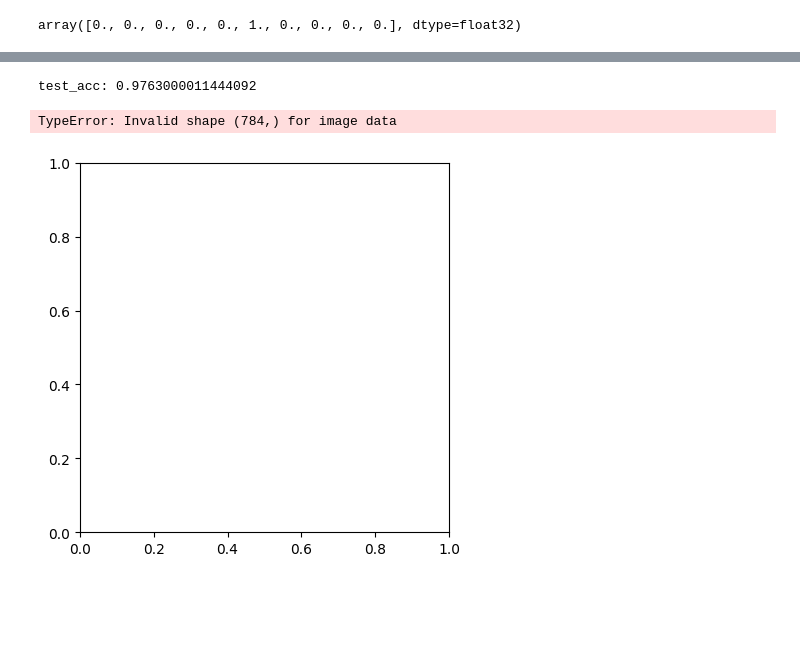
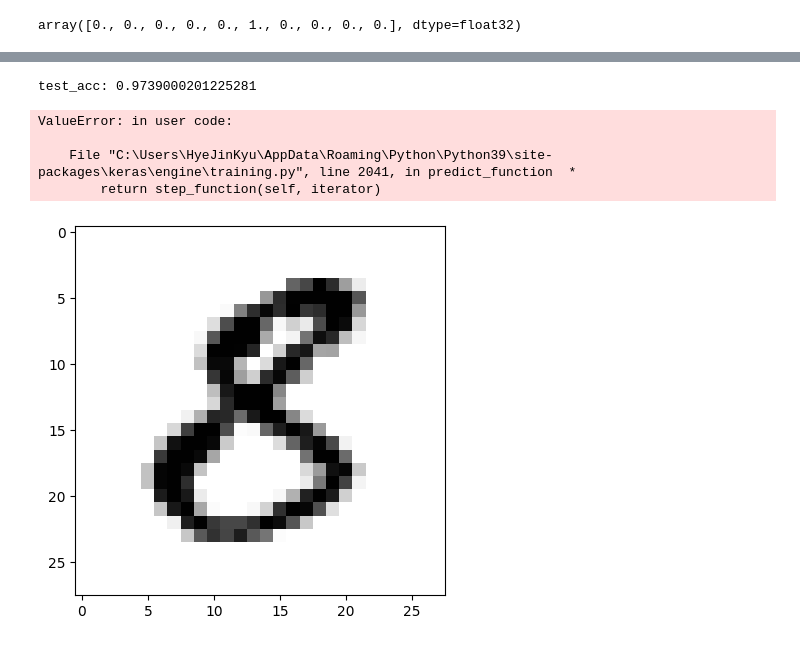
Before and after one commit to jinkyu-ju/DeepLearning, a Jupyter notebook: 2.1_exercise.ipynb, the cells around one changed output, grey strips where cells are left out. Drawn from its saved outputs; the diff is of its cells as text; code cells hidden in the pictures; blank space fills up the shorter version.

```diff
--- a/2.1_exercise.ipynb
+++ b/2.1_exercise.ipynb
@@ -422,6 +438,7 @@ network = models.Sequential()
 
 # model -> dense -> compile -> fit -> evaluate -> predict
 
-network.add(layers.Dense(512, activation='tanh', input_shape=(28 * 28,)))
-network.add(layers.Dense(128, activation='sigmoid'))
+network.add(layers.Dense(512, activation='relu', input_shape=(28 * 28,)))
+network.add(layers.Dense(256, activation='relu'))
+network.add(layers.Dense(128, activation='elu'))
 network.add(layers.Dense(10, activation='softmax')) #하려는게 0~10의 분류문제이므로 10으로 지정 확률로하는 softmax => 분류문제는 클래스 갯수 softmax를 일반적으로 사용
@@ -571,14 +621,25 @@ test_loss, test_acc = network.evaluate(test_images, test_labels)
 # %%
 print('test_acc:', test_acc)
 # %% [output]
-test_acc: 0.9763000011444092
+test_acc: 0.9739000201225281
 # %%
-import random
 import matplotlib.pyplot as plt
-index =random.randint(0,9999)
-plt.imshow(test_images[index],cmap="gray")
-predict = model.predict(x_test[index].reshape(1,28,28,1))
-print("Actual : {}\tPredict : {}".format(np.argmax(y_test[index]),np.argmax(predict)),)
+
+index = 1234
+
+#print(test_images[index])
+
+test_images_reshaped = test_images[index]
+test_images_reshaped = test_images_reshaped.reshape(28, 28)
+
+plt.imshow(test_images_reshaped, cmap=plt.cm.binary)
+
+
+predict = network.predict(test_images[index].reshape(28,28))
+print("Actual : {}\tPredict : {}".format(np.argmax(test_images[index]),np.argmax(predict)),)
 # %% [output]
-TypeError: Invalid shape (784,) for image data
+ValueError: in user code:
+
+    File "C:\Users\HyeJinKyu\AppData\Roaming\Python\Python39\site-packages\keras\engine\training.py", line 2041, in predict_function  *
+        return step_function(self, iterator)
-[figure, old version]
+[figure, new version]
```
Also changed, not shown: parts of 17 cells of this notebook.
